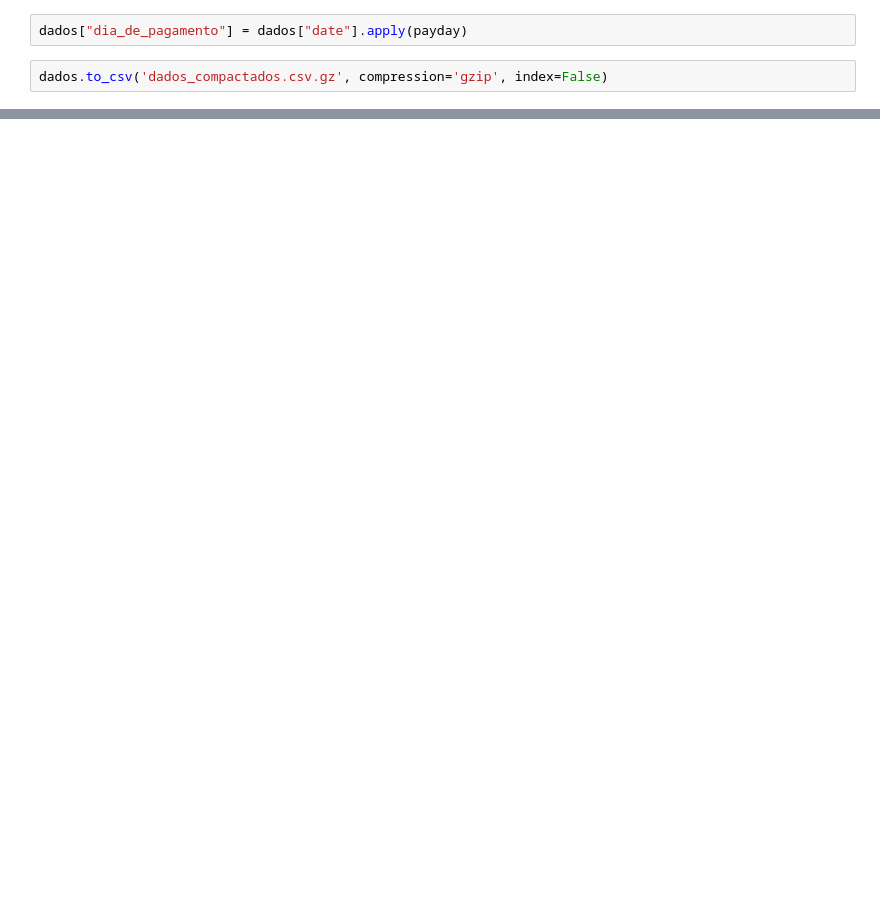
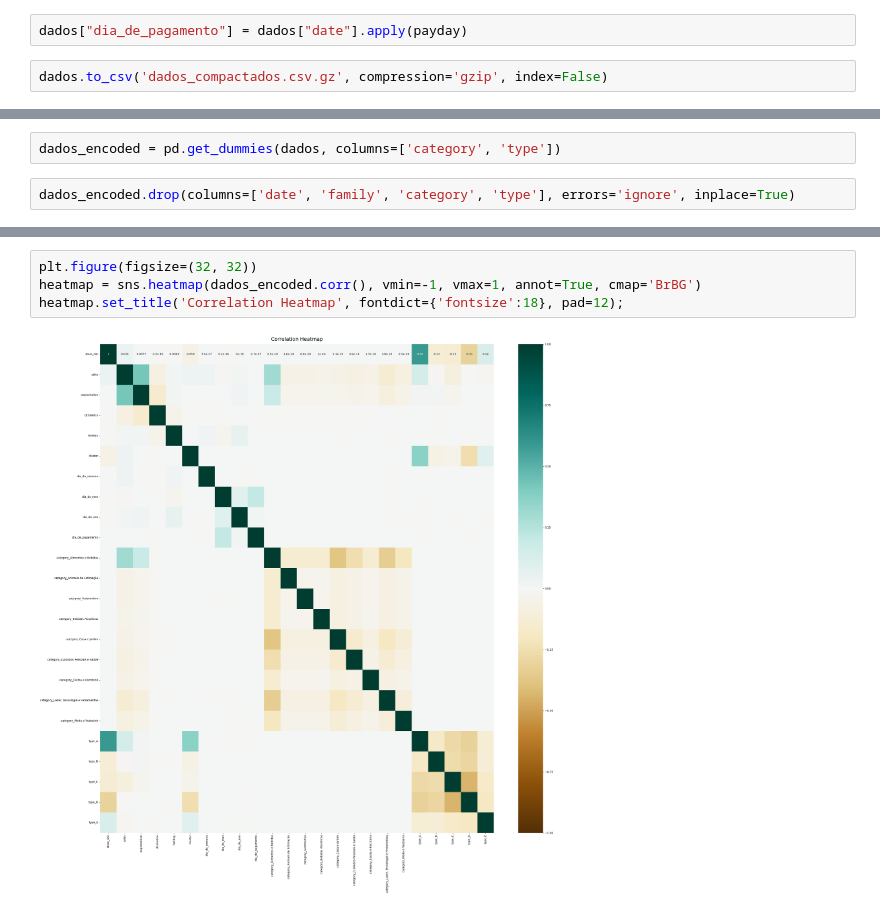
Before and after one commit to MrBarreto/DataMining, a Jupyter notebook: t2/t2.ipynb, the cells around one changed output, grey strips where cells are left out. Cells and saved outputs as stored; diff of their text form; blank space fills up the shorter version.

```diff
--- a/t2/t2.ipynb
+++ b/t2/t2.ipynb
@@ -327,3 +327,7 @@ dados.
 | 2 | 2013-01-01 | 1 | BEAUTY | 0.0 | 0 | 95.0 | 1 | Cuidados Pessoais e Saúde | 13 | D | ... |
 | 3 | 2013-01-01 | 1 | BEVERAGES | 0.0 | 0 | 95.0 | 1 | Alimentos e Bebidas | 13 | D | ... |
 | 4 | 2013-01-01 | 1 | BOOKS | 0.0 | 0 | 95.0 | 1 | Lazer, Tecnologia e Ferramentas | 13 | D | ... |
+# %%
+dados_encoded = pd.get_dummies(dados, columns=['category', 'type'])
+# %%
+dados_encoded.drop(columns=['date', 'family', 'category', 'type'], errors='ignore', inplace=True)
@@ -329,0 +358,6 @@ dados.
+# %%
+plt.figure(figsize=(32, 32))
+heatmap = sns.heatmap(dados_encoded.corr(), vmin=-1, vmax=1, annot=True, cmap='BrBG')
+heatmap.set_title('Correlation Heatmap', fontdict={'fontsize':18}, pad=12);
+# %% [output]
+[figure, added]
```
Also changed, not shown: parts of 3 cells of this notebook.
